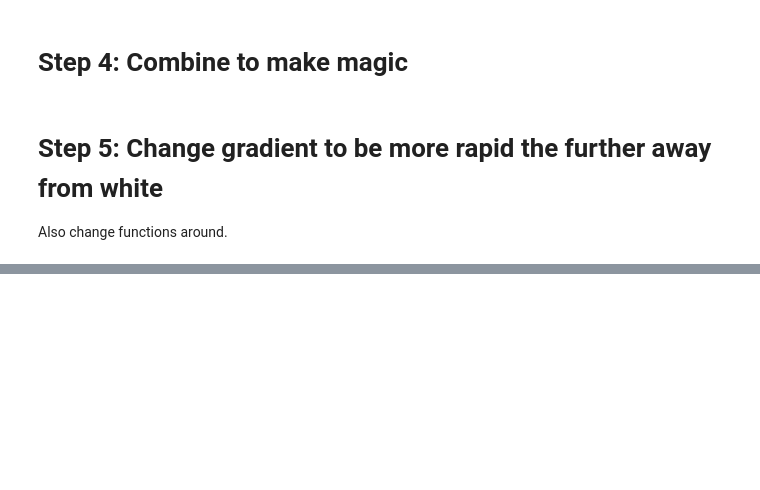
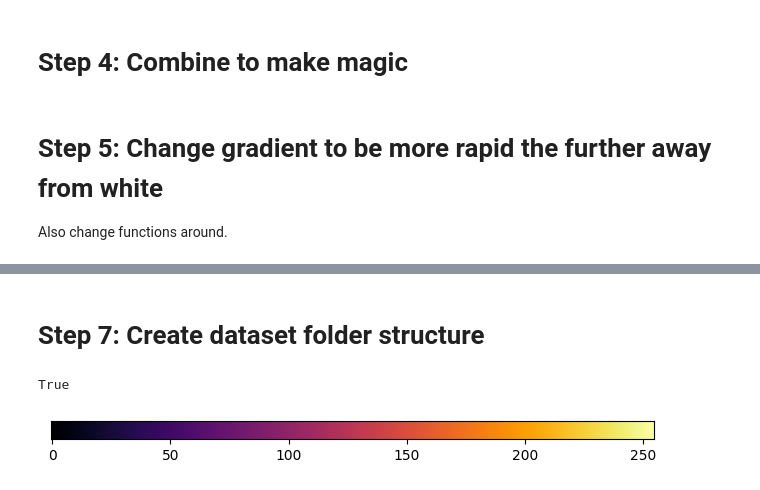
Before and after one commit to DaDudeIan/Pre-planning-Intersection-Traversal-for-Autonomous-Vehicles, a Jupyter notebook: dataset/testing.ipynb, the cells around one changed output, grey strips where cells are left out. Cells and saved outputs as stored; diff of their text form; code cells hidden in the pictures; blank space fills up the shorter version.

Commit message:
dataset code

```diff
--- a/dataset/testing.ipynb
+++ b/dataset/testing.ipynb
@@ -292,0 +430,23 @@ error: OpenCV(4.11.0) :-1: error: (-5:Bad argument) in function 'imshow'
+# %% [markdown]
+# Step 7: Create dataset folder structure
+# %%
+import matplotlib.pyplot as plt
+
+# Base picture (intersection)
+base_intersection = "train/intersection1/map.png"
+base_intersection = cv2.imread(base_intersection, cv2.IMREAD_COLOR_BGR)
+
+# Ground truth path
+gt_path = "train/intersection1/map_path_thin.png"
+gt_path_i = cv2.imread(gt_path, cv2.IMREAD_GRAYSCALE)
+
+# Cold map
+threshold = 20
+exponent = 0.5
+coords = get_nearest_coords(gt_path)
+cmap = coords_to_coldmap(coords, threshold, exponent)
+
+# Save the cold map
+cv2.imwrite("train/intersection1/cold_map.png", cmap)
+# %% [output]
+True
@@ -292,0 +458,28 @@ error: OpenCV(4.11.0) :-1: error: (-5:Bad argument) in function 'imshow'
+# %%
+cmaps = {}
+
+gradient = np.linspace(0, 1, 255)
+gradient = np.vstack((gradient, gradient))
+
+
+def plot_color_gradients(category, cmap_list):
+    # Create figure and adjust figure height to number of colormaps
+    nrows = len(cmap_list)
+    figh = 0.35 + 0.15 + (nrows + (nrows - 1) * 0.1) * 0.22
+    fig, ax = plt.subplots(nrows=nrows, figsize=(6.4, figh))
+    fig.subplots_adjust(top=1 - 0.35 / figh, bottom=0.15 / figh,
+                        left=0.2, right=0.99)
+
+    ax.imshow(gradient, aspect='auto', cmap=mpl.colormaps["inferno"])
+    ax.set_xticks(range(0, 256, 50))
+    ax.set_yticks([])
+
+    fig.tight_layout()
+    fig.savefig(f"img/cmap/inferno_coldmap.png", transparent=True)
+
+    # Save colormap list for later.
+    cmaps[category] = cmap_list
+# %%
+plot_color_gradients("", ["inferno"])
+# %% [output]
+[figure, added]
```
Also changed, not shown: parts of 15 cells of this notebook, 16 other files.
